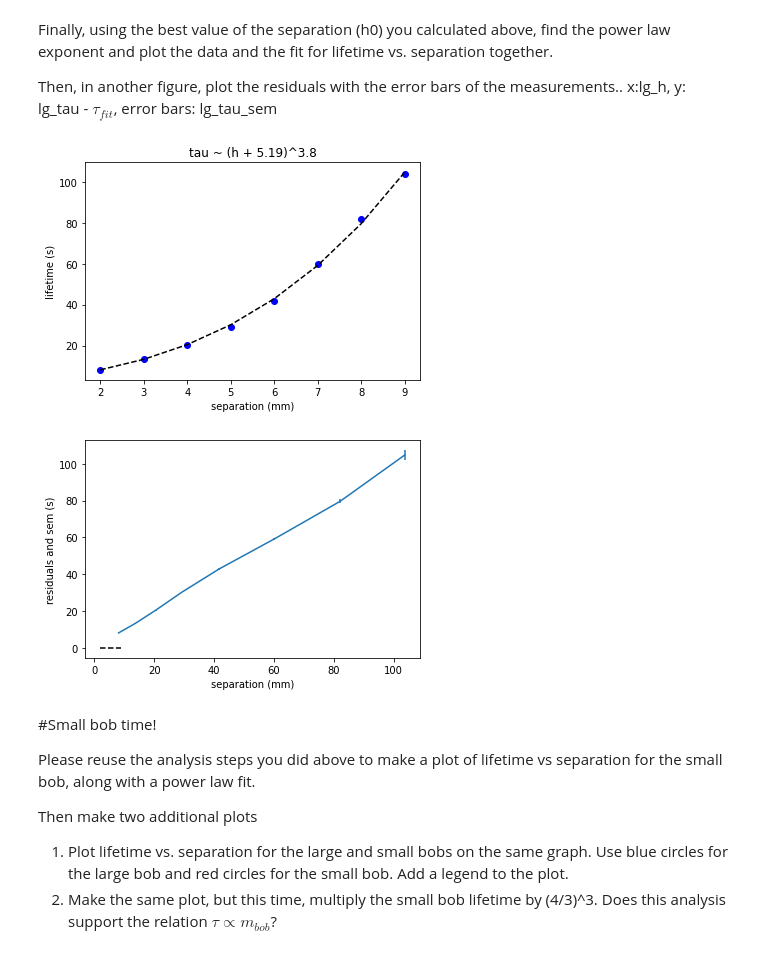
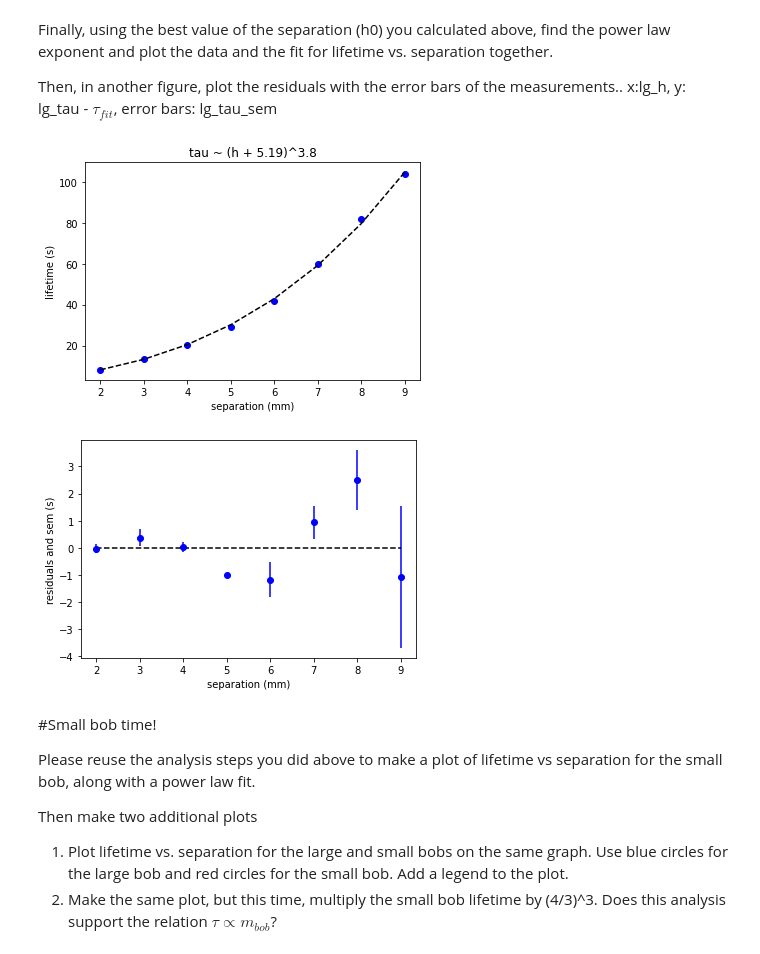
Before and after one commit to NYUExperimentalPhysics1-2021/labanalysis2-nancy011130, a Jupyter notebook: Nancy_FINAL_lab_analysis_2.ipynb, the cells around one changed output. Drawn from its saved outputs; the diff is of its cells as text; code cells hidden in the pictures.

```diff
--- a/Nancy_FINAL_lab_analysis_2.ipynb
+++ b/Nancy_FINAL_lab_analysis_2.ipynb
@@ -543,28 +548,29 @@ Then, in another figure, plot the residuals with the error bars of the measureme
 # %%
 hmin=h0
 x = np.log(np.array(lg_h) + hmin)
 y = np.log(lg_tau)
 
 m,b,yfit = fitLine(x,y) #CODE 24: fit to a line y = mx + b
 lg_taufit = np.exp(yfit)
 
 #CODE 25: plot lg_tau vs. lg_h with blue circles and lg_taufit vs lg_h with a black dashed line
 plt.plot(lg_h, lg_tau,  'bo', lg_h, np.exp(yfit), 'k--')
 plt.xlabel('separation (mm)')
 plt.ylabel('lifetime (s)')
 plt.title('tau ~ (h + {:.2f})^{:.1f}'.format(hmin, m) );
 
 plt.figure()
 #CODE 26: error bar plot of lg_tau-lg_taufit vs. lg_h, yerr = lg_tau_sem
-plt.errorbar(lg_tau, np.exp(yfit),yerr=lg_tau_sem)
+#plt.errorbar(lg_tau, np.exp(yfit),yerr=lg_tau_sem)
+plt.errorbar(lg_h, lg_tau-lg_taufit, fmt='bo', yerr=lg_tau_sem)
 plt.xlabel('separation (mm)')
 plt.ylabel('residuals and sem (s)')
 
 #Add a black dashed line across the x-axis by plotting lg_h*0 vs lg_h.
 plt.plot(lg_h, lg_h*0, 'k--');
 # %% [output]
 [figure]
-[figure, old version]
+[figure, new version]
 # %% [markdown]
 #Small bob time!
 
```
Also changed, not shown: parts of 4 cells of this notebook.
